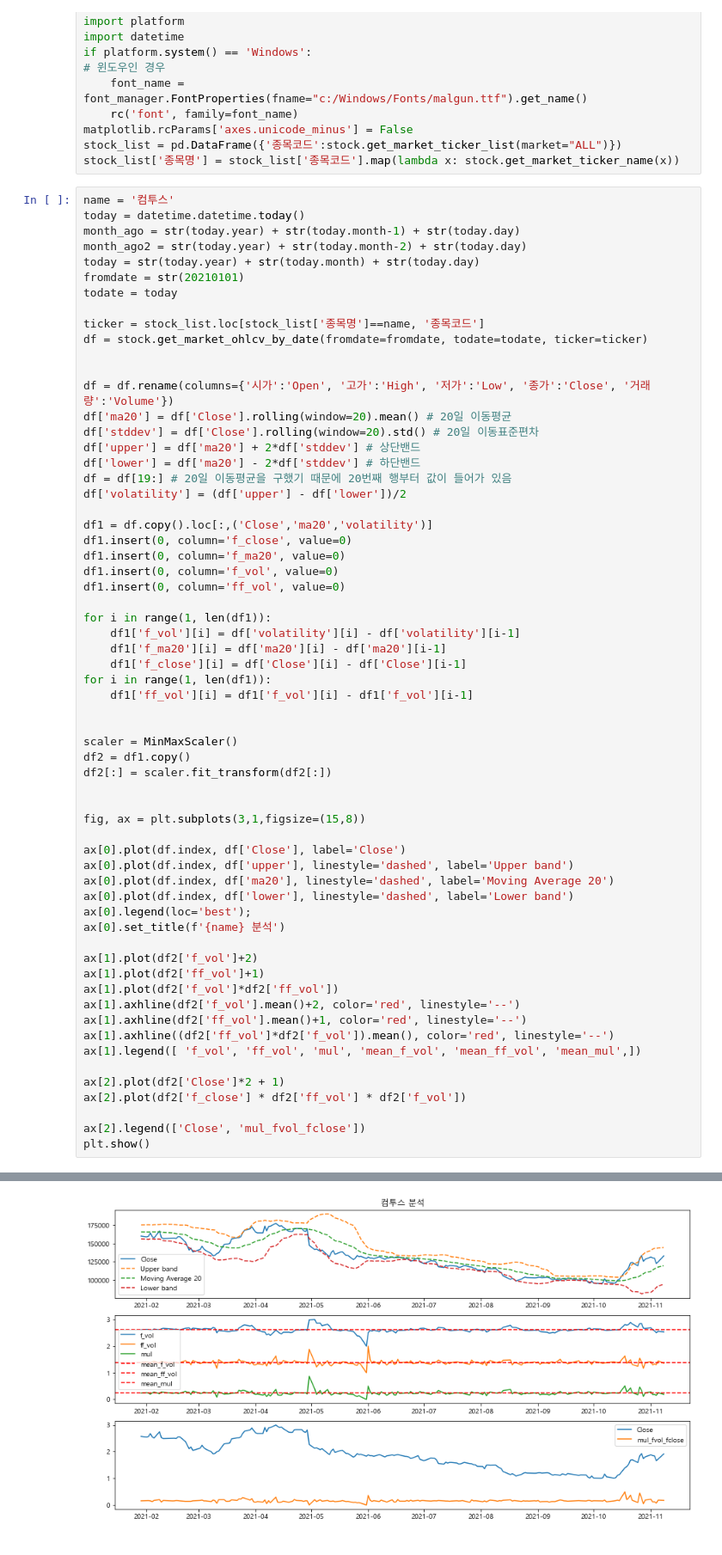
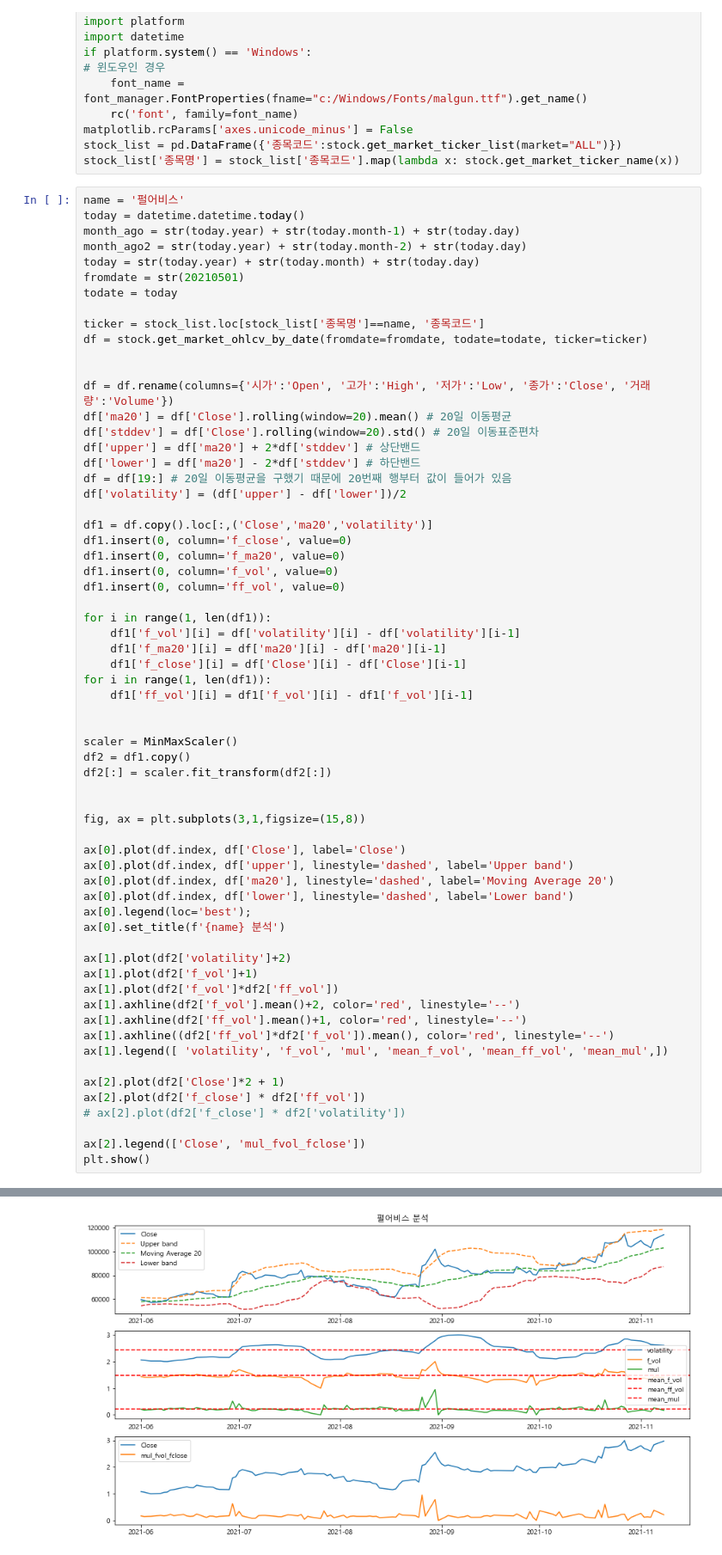
Before and after one commit to ghdakrk/Study_quant, a Jupyter notebook: 2.predict_model.ipynb, the cells around one changed output, grey strips where cells are left out. Shown at 86% size. Saved outputs shown, nothing was run; the diff lists cells and outputs as text.

Commit message:
vol-close

```diff
--- a/2.predict_model.ipynb
+++ b/2.predict_model.ipynb
@@ -15,12 +15,12 @@ matplotlib.rcParams['axes.unicode_minus'] = False
 stock_list = pd.DataFrame({'종목코드':stock.get_market_ticker_list(market="ALL")})
 stock_list['종목명'] = stock_list['종목코드'].map(lambda x: stock.get_market_ticker_name(x))
 # %%
-name = '컴투스'
+name = '펄어비스'
 today = datetime.datetime.today()
 month_ago = str(today.year) + str(today.month-1) + str(today.day)
 month_ago2 = str(today.year) + str(today.month-2) + str(today.day)
 today = str(today.year) + str(today.month) + str(today.day)
-fromdate = str(20210101)
+fromdate = str(20210501)
 todate = today
 
 ticker = stock_list.loc[stock_list['종목명']==name, '종목코드']
@@ -62,35 +62,36 @@ ax[0].plot(df.index, df['ma20'], linestyle='dashed', label='Moving Average 20')
 ax[0].plot(df.index, df['lower'], linestyle='dashed', label='Lower band')
 ax[0].legend(loc='best');
 ax[0].set_title(f'{name} 분석')
 
-ax[1].plot(df2['f_vol']+2)
-ax[1].plot(df2['ff_vol']+1)
+ax[1].plot(df2['volatility']+2)
+ax[1].plot(df2['f_vol']+1)
 ax[1].plot(df2['f_vol']*df2['ff_vol'])
 ax[1].axhline(df2['f_vol'].mean()+2, color='red', linestyle='--')
 ax[1].axhline(df2['ff_vol'].mean()+1, color='red', linestyle='--')
 ax[1].axhline((df2['ff_vol']*df2['f_vol']).mean(), color='red', linestyle='--')
-ax[1].legend([ 'f_vol', 'ff_vol', 'mul', 'mean_f_vol', 'mean_ff_vol', 'mean_mul',])
+ax[1].legend([ 'volatility', 'f_vol', 'mul', 'mean_f_vol', 'mean_ff_vol', 'mean_mul',])
 
 ax[2].plot(df2['Close']*2 + 1)
-ax[2].plot(df2['f_close'] * df2['ff_vol'] * df2['f_vol'])
+ax[2].plot(df2['f_close'] * df2['ff_vol'])
+# ax[2].plot(df2['f_close'] * df2['volatility'])
 
 ax[2].legend(['Close', 'mul_fvol_fclose'])
 plt.show()
 # %% [output]
 A value is trying to be set on a copy of a slice from a DataFrame
 
 See the caveats in the documentation: https://pandas.pydata.org/pandas-docs/stable/user_guide/indexing.html#returning-a-view-versus-a-copy
   df1['f_vol'][i] = df['volatility'][i] - df['volatility'][i-1]
 A value is trying to be set on a copy of a slice from a DataFrame
 
 See the caveats in the documentation: https://pandas.pydata.org/pandas-docs/stable/user_guide/indexing.html#returning-a-view-versus-a-copy
   df1['f_ma20'][i] = df['ma20'][i] - df['ma20'][i-1]
 A value is trying to be set on a copy of a slice from a DataFrame
 
 See the caveats in the documentation: https://pandas.pydata.org/pandas-docs/stable/user_guide/indexing.html#returning-a-view-versus-a-copy
   df1['f_close'][i] = df['Close'][i] - df['Close'][i-1]
 A value is trying to be set on a copy of a slice from a DataFrame
 
 See the caveats in the documentation: https://pandas.pydata.org/pandas-docs/stable/user_guide/indexing.html#returning-a-view-versus-a-copy
   df1['ff_vol'][i] = df1['f_vol'][i] - df1['f_vol'][i-1]
-[figure, old version]
+[figure, new version]
```
Also changed, not shown: parts of 1 cell of this notebook, 1 other file.
